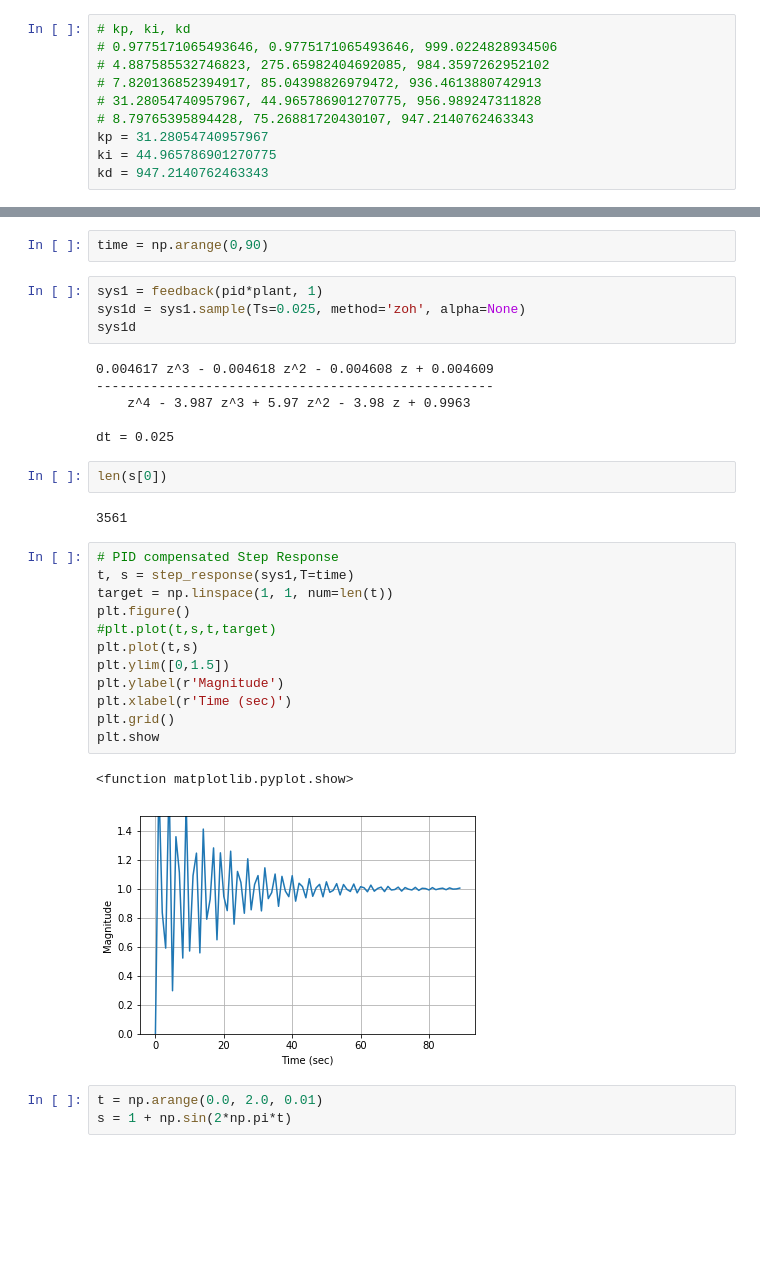
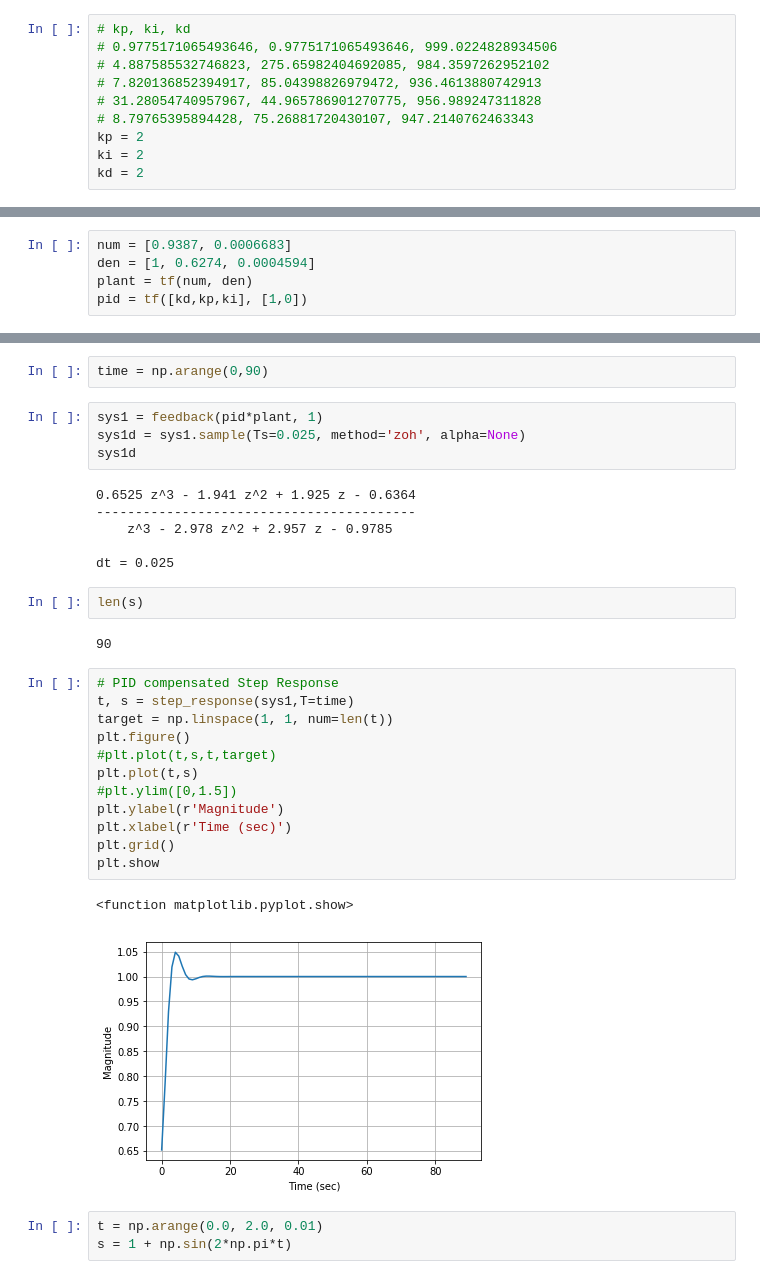
Before and after one commit to nojair/finaltry, a Jupyter notebook: Main Program - Knowing the Linear System in Continuos Time.ipynb, the cells around one changed output, grey strips where cells are left out. Saved outputs shown, nothing was run; the diff lists cells and outputs as text; blank space fills up the shorter version.

```diff
--- a/Main Program - Knowing the Linear System in Continuos Time.ipynb
+++ b/Main Program - Knowing the Linear System in Continuos Time.ipynb
@@ -9,6 +9,6 @@ import matplotlib.pyplot as plt
 # 7.820136852394917, 85.04398826979472, 936.4613880742913
 # 31.28054740957967, 44.965786901270775, 956.989247311828
 # 8.79765395894428, 75.26881720430107, 947.2140762463343
-kp = 31.28054740957967
-ki = 44.965786901270775
-kd = 947.2140762463343
+kp = 2
+ki = 2
+kd = 2
@@ -18,3 +15,8 @@ pid = tf([kd,kp,ki], [1,0])
+# %%
+num = [0.9387, 0.0006683]
+den = [1, 0.6274, 0.0004594]
+plant = tf(num, den)
+pid = tf([kd,kp,ki], [1,0])
 # %%
 sys = feedback(pid, plant, sign=1)
 # %%
@@ -32,30 +34,30 @@ sys1 = feedback(pid*plant, 1)
 sys1d = sys1.sample(Ts=0.025, method='zoh', alpha=None)
 sys1d
 # %% [output]
-0.004617 z^3 - 0.004618 z^2 - 0.004608 z + 0.004609
----------------------------------------------------
-    z^4 - 3.987 z^3 + 5.97 z^2 - 3.98 z + 0.9963
+0.6525 z^3 - 1.941 z^2 + 1.925 z - 0.6364
+-----------------------------------------
+    z^3 - 2.978 z^2 + 2.957 z - 0.9785
 
 dt = 0.025
 # %%
-len(s[0])
+len(s)
 # %% [output]
-3561
+90
 # %%
 # PID compensated Step Response
 t, s = step_response(sys1,T=time)
 target = np.linspace(1, 1, num=len(t))
 plt.figure()
 #plt.plot(t,s,t,target)
 plt.plot(t,s)
-plt.ylim([0,1.5])
+#plt.ylim([0,1.5])
 plt.ylabel(r'Magnitude')
 plt.xlabel(r'Time (sec)')
 plt.grid()
 plt.show
 # %% [output]
 <function matplotlib.pyplot.show>
-[figure, old version]
+[figure, new version]
 # %%
 t = np.arange(0.0, 2.0, 0.01)
 s = 1 + np.sin(2*np.pi*t)
```
Also changed, not shown: parts of 11 cells of this notebook, 5 other files.
